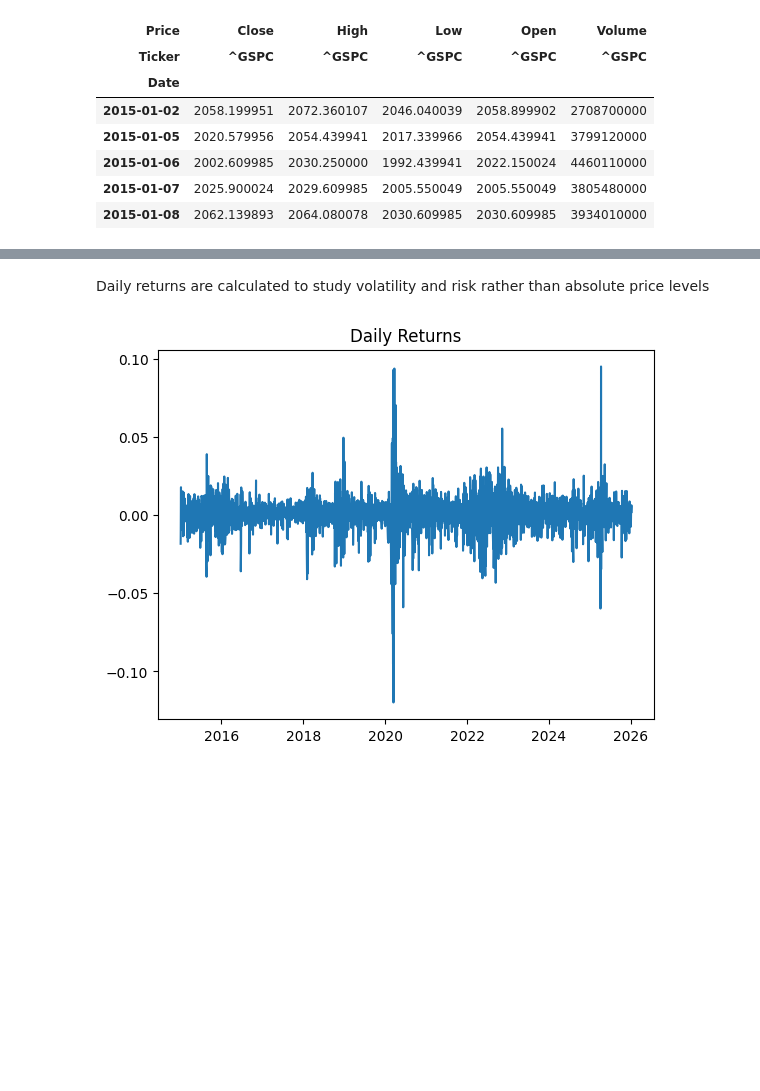
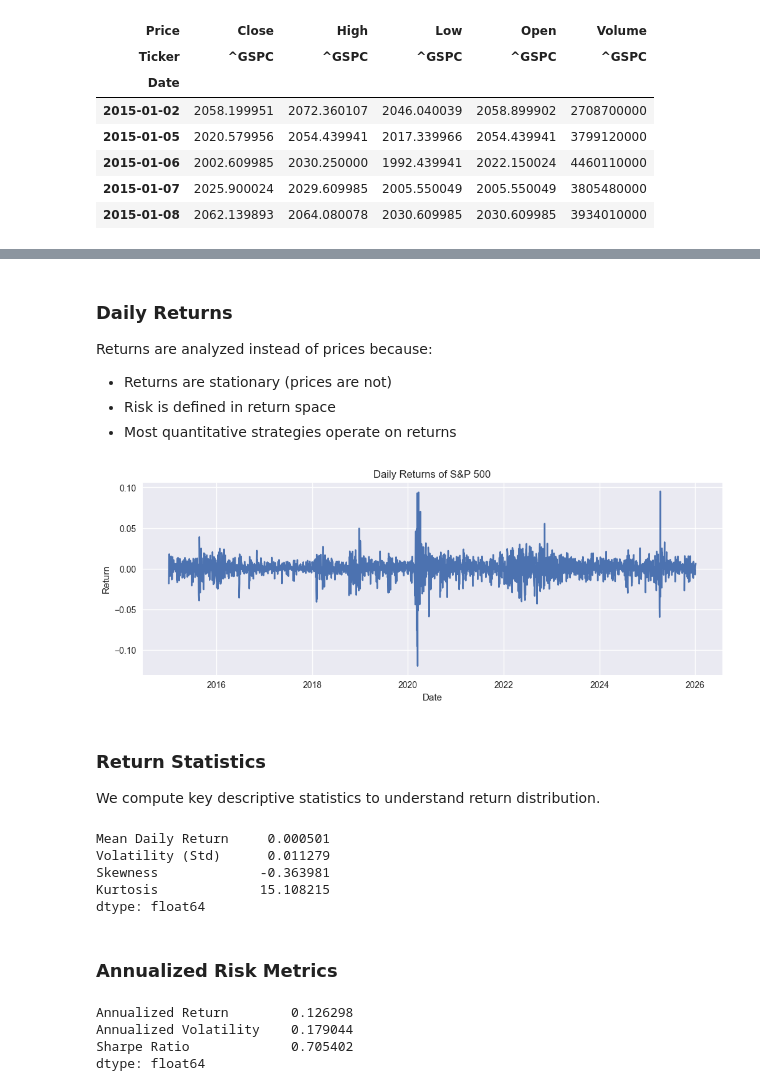
Before and after one commit to harshith8gowda/quant-data-projects, a Jupyter notebook: project_1_market_analysis/market_overview.ipynb, the cells around one changed output, grey strips where cells are left out. Saved outputs shown, nothing was run; the diff lists cells and outputs as text; code cells hidden in the pictures; blank space fills up the shorter version.

```diff
--- a/project_1_market_analysis/market_overview.ipynb
+++ b/project_1_market_analysis/market_overview.ipynb
@@ -1,5 +1,10 @@
 # %%
 import yfinance as yf
 import pandas as pd
+import numpy as np
 import matplotlib.pyplot as plt
+import warnings
+
+warnings.filterwarnings("ignore")
+plt.style.use("seaborn-v0_8")
 # %% [markdown]
@@ -7,7 +21,9 @@ We retrieve historical S&P 500 index data to analyze long-term market behavior.
 # %%
-symbol = "^GSPC"  # S&P 500 index
-data = yf.download(symbol, start="2015-01-01")
+symbol = "^GSPC"
+data = yf.download(symbol, start="2015-01-01", auto_adjust=True)
 
+# Basic data checks
+data = data.dropna()
 data.head()
 # %% [output]
 [*********************100%***********************]  1 of 1 completed
@@ -31,11 +55,54 @@ plt.show()
 # %% [markdown]
-Daily returns are calculated to study volatility and risk rather than absolute price levels
+### Daily Returns
+
+Returns are analyzed instead of prices because:
+- Returns are stationary (prices are not)
+- Risk is defined in return space
+- Most quantitative strategies operate on returns
 # %%
-data['Returns'] = data['Close'].pct_change()
+data['Returns'] = data['Close'].pct_change().dropna()
 
-plt.figure()
+plt.figure(figsize=(12,4))
 plt.plot(data['Returns'])
-plt.title("Daily Returns")
+plt.title("Daily Returns of S&P 500")
+plt.xlabel("Date")
+plt.ylabel("Return")
 plt.show()
 # %% [output]
-[figure, old version]
+[figure, new version]
+# %% [markdown]
+### Return Statistics
+
+We compute key descriptive statistics to understand return distribution.
+# %%
+stats = {
+    "Mean Daily Return": data['Returns'].mean(),
+    "Volatility (Std)": data['Returns'].std(),
+    "Skewness": data['Returns'].skew(),
+    "Kurtosis": data['Returns'].kurtosis()
+}
+
+pd.Series(stats)
+# %% [output]
+Mean Daily Return     0.000501
+Volatility (Std)      0.011279
+Skewness             -0.363981
+Kurtosis             15.108215
+dtype: float64
+# %% [markdown]
+### Annualized Risk Metrics
+# %%
+annualized_return = data['Returns'].mean() * 252
+annualized_vol = data['Returns'].std() * np.sqrt(252)
+sharpe_ratio = annualized_return / annualized_vol
+
+pd.Series({
+    "Annualized Return": annualized_return,
+    "Annualized Volatility": annualized_vol,
+    "Sharpe Ratio": sharpe_ratio
+})
+# %% [output]
+Annualized Return        0.126298
+Annualized Volatility    0.179044
+Sharpe Ratio             0.705402
+dtype: float64
```
Also changed, not shown: parts of 9 cells of this notebook, 2 other files.
